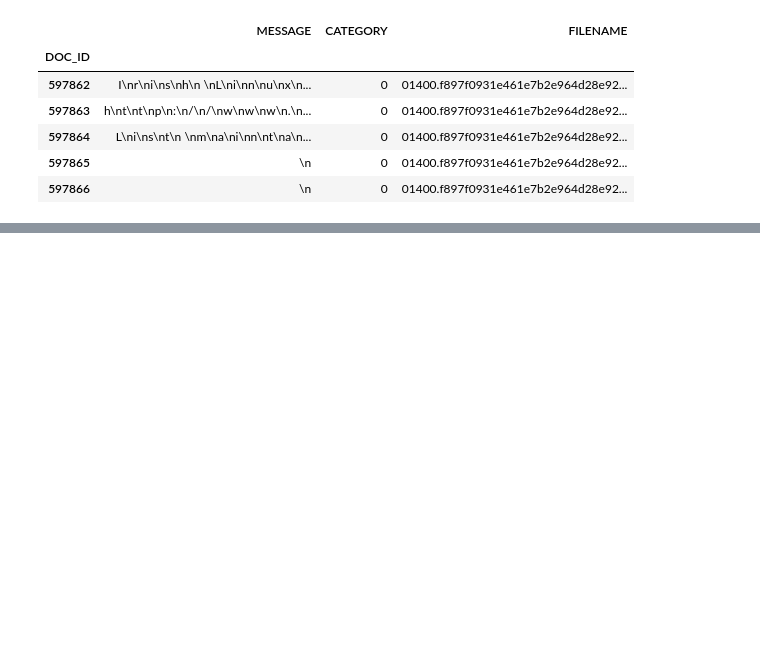
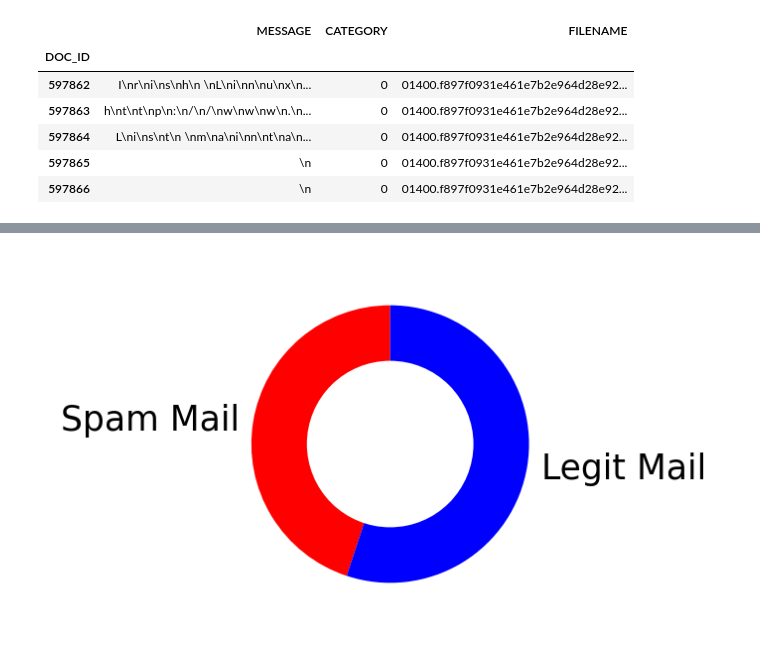
Before and after one commit to aaditya9803/Spam-Filter, a Jupyter notebook: 06 Bayes Classifier.ipynb, the cells around one changed output, grey strips where cells are left out. Saved outputs shown, nothing was run; the diff lists cells and outputs as text; code cells hidden in the pictures; blank space fills up the shorter version.

```diff
--- a/06 Bayes Classifier.ipynb
+++ b/06 Bayes Classifier.ipynb
@@ -153,0 +182,15 @@ data.to_json(data_json_file)
+# %%
+#Donought Chart
+#Drawing Circle
+category_names = ['Spam Mail','Legit Mail']
+colours=['red','blue']
+explode=[0,0]
+sizes = [amount_of_spam, amount_of_ham]
+plt.figure(figsize=(2,2),dpi=227)
+plt.pie(x=sizes,labels=category_names,textprops={'fontsize':11},colors=colours,explode=explode,startangle=90)
+#autopct ='%1.1f%%'
+center_circle = plt.Circle((0,0),radius=0.6,fc='white')
+plt.gca().add_artist(center_circle)
+plt.show()
+# %% [output]
+[figure, added]
```
Also changed, not shown: parts of 4 cells of this notebook.
